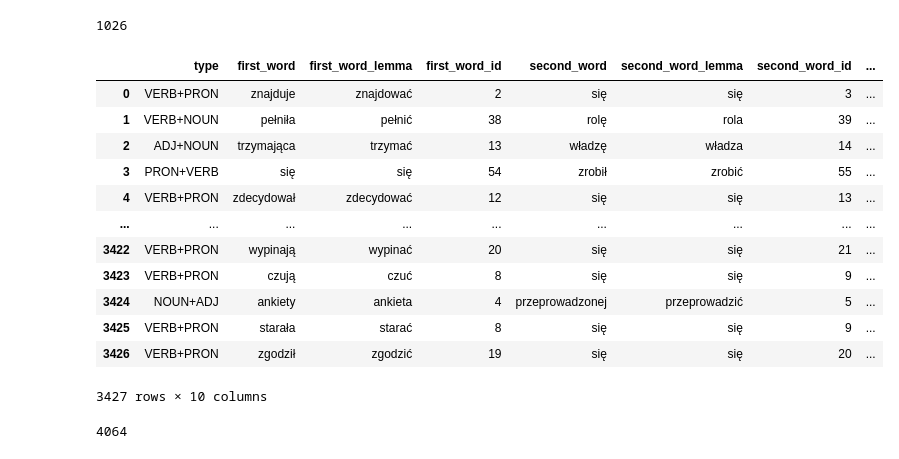
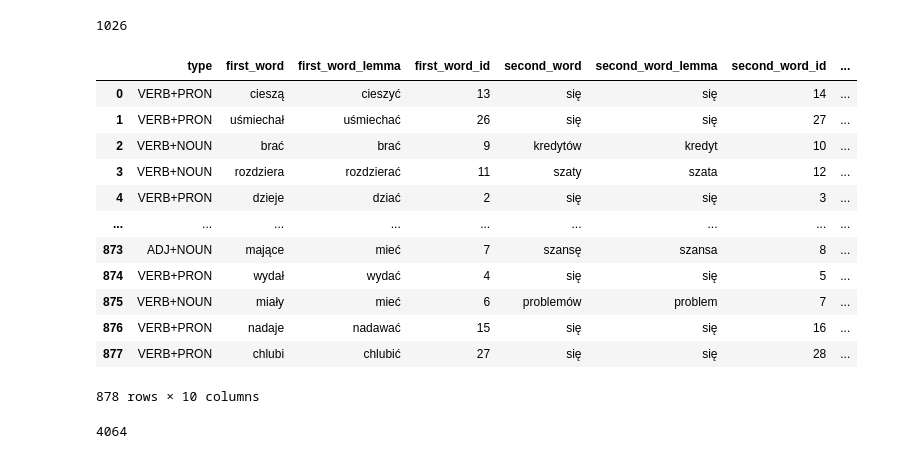
Before and after one commit to Netherwulf/mwe-vector-methods, a Jupyter notebook: notebooks/get_dataset_from_parseme.ipynb, the cells around one changed output. Cells and saved outputs as stored; diff of their text form; code cells hidden in the pictures.

```diff
--- a/notebooks/get_dataset_from_parseme.ipynb
+++ b/notebooks/get_dataset_from_parseme.ipynb
@@ -8,7 +8,7 @@ import pandas as pd
 # %% [markdown]
 <h4>Preprocess data and save to CSV</h4>
 # %%
-dir_path = 'PARSEME_1.2_Polish_Dataset/PL'
+dir_path = os.path.join('..', 'storage', 'parseme', 'pl', 'raw_data')
 filename = 'dev.cupt'
 
 filepath = os.path.join(dir_path, filename)
@@ -307,7 +308,7 @@ def get_dict_key(mwe_dict, mwe_type_id, last_key=False):
 
     return f'{mwe_type_id}-{mwe_type_count}'
 
-df_train = pd.read_csv('PARSEME_1.2_Polish_Dataset/PL/train_df.tsv', sep='\t')
+df_train = pd.read_csv(os.path.join('..', 'storage', 'parseme', 'pl', 'preprocessed_data', 'test', 'test_df.tsv'), sep='\t')
 df_correct_mwe = pd.DataFrame(columns=['type', 'first_word', 'first_word_lemma', 'first_word_id',
                                       'second_word', 'second_word_lemma', 'second_word_id',
                                       'full_mwe', 'full_mwe_lemma', 'sentence'])
@@ -344,42 +345,9 @@ for sent_id in df_train['sent_id'].unique():
         # if it is not equal to * then add it as the next component of MWE
 
         if len(mwe_tag) == 1 and mwe_tag != '*':
-            # mwe_pos += f'+{pos_list[ind]}'
-            # mwe += f' {form_list[ind]}'
-            # mwe_ind_list.append(ind)
             mwe_dict[get_dict_key(mwe_dict, mwe_tag, last_key=True)][0] += f' {form_list[ind].lower()}'
             mwe_dict[get_dict_key(mwe_dict, mwe_tag, last_key=True)][1] += f'+{pos_list[ind]}'
             mwe_dict[get_dict_key(mwe_dict, mwe_tag, last_key=True)][2].append(ind)
-
-#         if len(mwe_tag) != 1 or ind == len(mwe_tag_list) - 1:
-#             if mwe != '' and len(mwe_ind_list) == 2 and int(mwe_ind_list[1]) - int(mwe_ind_list[0]) == 1:
-#                 # mwe_type = f'{pos}+{pos_list[pos_ind + 1]}'
-
-#                 # append MWE to DataFrame
-#                 df_correct_mwe = df_correct_mwe.append({'type': mwe_pos,
-#                                                       'first_word': form_list[mwe_ind_list[0]],
-#                                                       'first_word_lemma': lemma_list[mwe_ind_list[0]],
-#                                                       'first_word_id': mwe_ind_list[0],
-#                                                       'second_word': form_list[mwe_ind_list[1]],
-#                                                       'second_word_lemma': lemma_list[mwe_ind_list[1]],
-#                                                       'second_word_id': int(mwe_ind_list[1]),
-#                                                       'full_mwe': str(form_list[mwe_ind_list[0]]) + ' ' + str(form_list[mwe_ind_list[1]]),
-#                                                       'full_mwe_lemma': str(lemma_list[mwe_ind_list[0]]) + ' ' + str(lemma_list[mwe_ind_list[1]]),
-#                                                       'sentence': sentence},
-#                                                      ignore_index=True)
-
-#                 if mwe_pos not in mwe_count_dict.keys():
-#                     mwe_count_dict[mwe_pos] = 1
-
-#                 else:
-#                     mwe_count_dict[mwe_pos] += 1
-
-#                 mwe = ''
-#                 mwe_pos = ''
-#                 mwe_ind_list = []
-
-                # mwe_component_ind[pos_ind] = True
-                # mwe_component_ind[pos_ind + 1] = True
 
         if len(mwe_tag) != 1:
             for related_mwe in  mwe_tag.split(';'):
@@ -405,46 +373,43 @@ for sent_id in df_train['sent_id'].unique():
                 mwe = mwe_dict[mwe_key][0]
                 mwe_pos = mwe_dict[mwe_key][1]
                 mwe_ind_list = mwe_dict[mwe_key][2]
 
                 if len(mwe_ind_list) == 2 and int(mwe_ind_list[1]) - int(mwe_ind_list[0]) == 1:
-                    # mwe_type = f'{pos}+{pos_list[pos_ind + 1]}'
-
-                    # append MWE to DataFrame
                     df_correct_mwe = df_correct_mwe.append({'type': mwe_pos,
                                                           'first_word': form_list[mwe_ind_list[0]],
                                                           'first_word_lemma': lemma_list[mwe_ind_list[0]],
                                                           'first_word_id': mwe_ind_list[0],
                                                           'second_word': form_list[mwe_ind_list[1]],
                                                           'second_word_lemma': lemma_list[mwe_ind_list[1]],
                                                           'second_word_id': int(mwe_ind_list[1]),
                                                           'full_mwe': str(form_list[mwe_ind_list[0]]) + ' ' + str(form_list[mwe_ind_list[1]]),
                                                           'full_mwe_lemma': str(lemma_list[mwe_ind_list[0]]) + ' ' + str(lemma_list[mwe_ind_list[1]]),
                                                           'sentence': sentence},
                                                          ignore_index=True)
 
                     if mwe_pos not in mwe_count_dict.keys():
                         mwe_count_dict[mwe_pos] = 1
 
                     else:
                         mwe_count_dict[mwe_pos] += 1
 
 # save DataFrame to TSV
 # df_correct_mwe.to_csv('parseme_correct_mwes.tsv', sep='\t', index=False)
 
 mwe_count_dict
 df_correct_mwe
 # %% [output]
 |  | type | first_word | first_word_lemma | first_word_id | second_word | second_word_lemma | second_word_id | ... |
-| 0 | VERB+PRON | znajduje | znajdować | 2 | się | się | 3 | ... |
-| 1 | VERB+NOUN | pełniła | pełnić | 38 | rolę | rola | 39 | ... |
-| 2 | ADJ+NOUN | trzymająca | trzymać | 13 | władzę | władza | 14 | ... |
-| 3 | PRON+VERB | się | się | 54 | zrobił | zrobić | 55 | ... |
-| 4 | VERB+PRON | zdecydował | zdecydować | 12 | się | się | 13 | ... |
+| 0 | VERB+PRON | cieszą | cieszyć | 13 | się | się | 14 | ... |
+| 1 | VERB+PRON | uśmiechał | uśmiechać | 26 | się | się | 27 | ... |
+| 2 | VERB+NOUN | brać | brać | 9 | kredytów | kredyt | 10 | ... |
+| 3 | VERB+NOUN | rozdziera | rozdzierać | 11 | szaty | szata | 12 | ... |
+| 4 | VERB+PRON | dzieje | dziać | 2 | się | się | 3 | ... |
 | ... | ... | ... | ... | ... | ... | ... | ... | ... |
-| 3422 | VERB+PRON | wypinają | wypinać | 20 | się | się | 21 | ... |
-| 3423 | VERB+PRON | czują | czuć | 8 | się | się | 9 | ... |
-| 3424 | NOUN+ADJ | ankiety | ankieta | 4 | przeprowadzonej | przeprowadzić | 5 | ... |
-| 3425 | VERB+PRON | starała | starać | 8 | się | się | 9 | ... |
-| 3426 | VERB+PRON | zgodził | zgodzić | 19 | się | się | 20 | ... |
+| 873 | ADJ+NOUN | mające | mieć | 7 | szansę | szansa | 8 | ... |
+| 874 | VERB+PRON | wydał | wydać | 4 | się | się | 5 | ... |
+| 875 | VERB+NOUN | miały | mieć | 6 | problemów | problem | 7 | ... |
+| 876 | VERB+PRON | nadaje | nadawać | 15 | się | się | 16 | ... |
+| 877 | VERB+PRON | chlubi | chlubić | 27 | się | się | 28 | ... |
-3427 rows × 10 columns
+878 rows × 10 columns
 # %%
```
Also changed, not shown: parts of 3 cells of this notebook, 12 other files.
